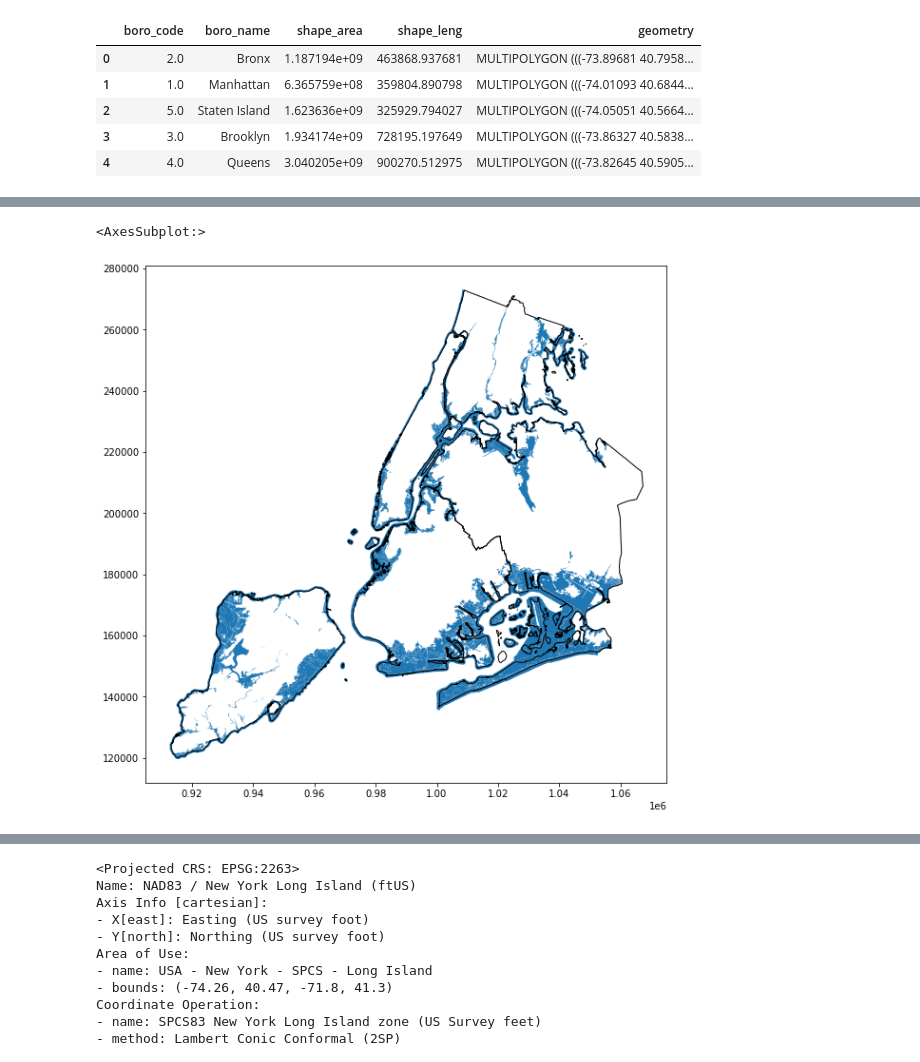
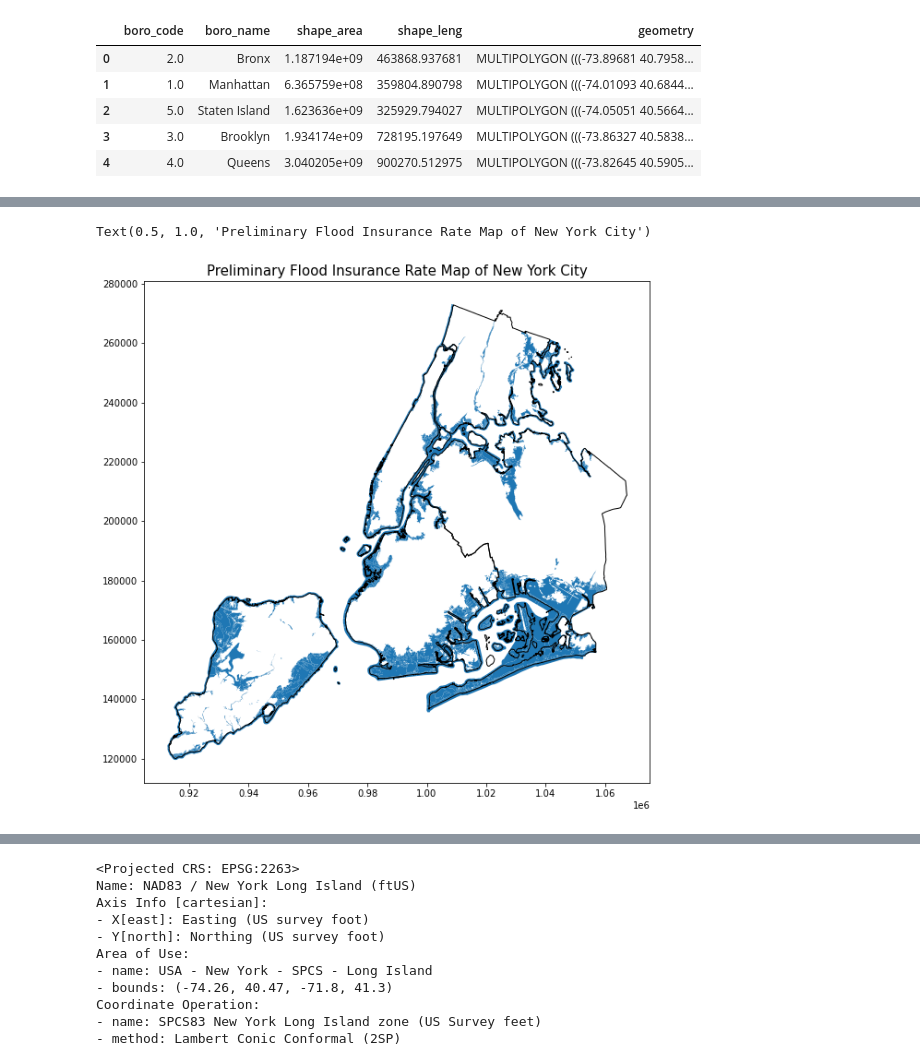
Before and after one commit to mebauer/nyc-floodzone-analysis, a Jupyter notebook: floodzone_pfirm_analysis.ipynb, the cells around one changed output, grey strips where cells are left out. Cells and saved outputs as stored; diff of their text form; code cells hidden in the pictures.

```diff
--- a/floodzone_pfirm_analysis.ipynb
+++ b/floodzone_pfirm_analysis.ipynb
@@ -1071,11 +1082,12 @@ epsg:2263
 # %%
 fig, ax = plt.subplots(figsize=(10, 10))
 
 pfirm_df.plot(ax=ax)
 borough_gdf.plot(ax=ax,
                  facecolor='none',
                  edgecolor='black',
                  zorder=1)
+plt.title('Preliminary Flood Insurance Rate Map of New York City', fontsize=15)
 # %% [output]
-<AxesSubplot:>
+Text(0.5, 1.0, 'Preliminary Flood Insurance Rate Map of New York City')
-[figure, old version]
+[figure, new version]
```
Also changed, not shown: parts of 23 cells of this notebook, 1 other file.
